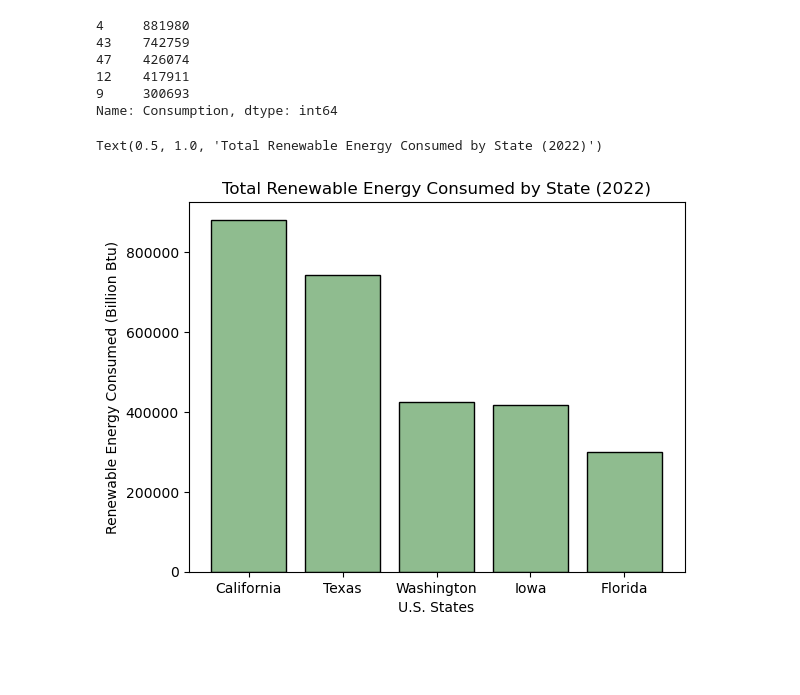
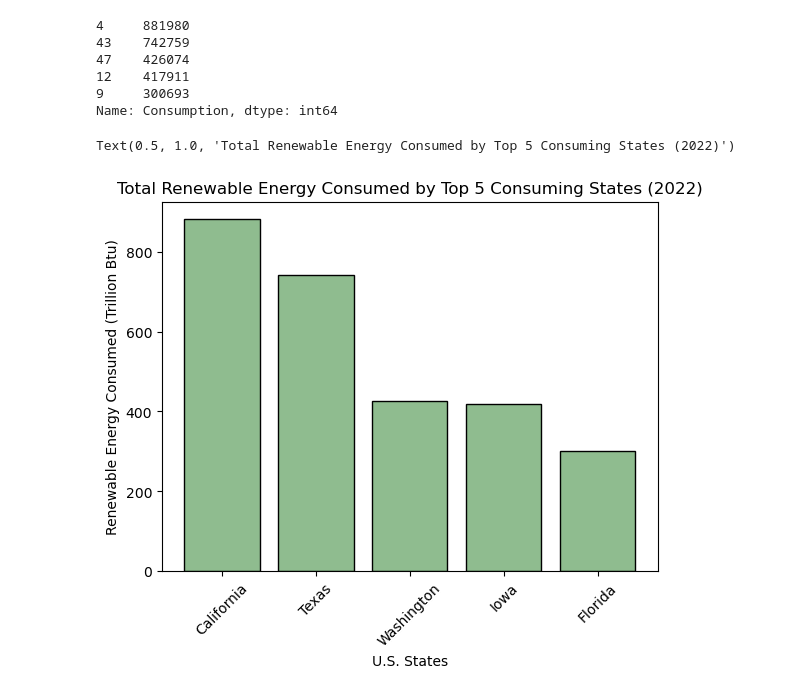
Before and after one commit to Calumshewson/Project-1-Challenge, a Jupyter notebook: Question 2 Code.ipynb, the cells around one changed output. Drawn from its saved outputs; the diff is of its cells as text; code cells hidden in the pictures; blank space fills up the shorter version.

```diff
--- a/Question 2 Code.ipynb
+++ b/Question 2 Code.ipynb
@@ -50,13 +61,14 @@ top_5_states
 9     300693
 Name: Consumption, dtype: int64
 # %%
-x_axis = ["California", "Texas", "Washington", "Iowa", "Florida"]
-y_axis = [881980, 742759, 426074, 417911, 300693]
+x_axis1 = ["California", "Texas", "Washington", "Iowa", "Florida"]
+y_axis1 = [881.98, 742.76, 426.07, 417.91, 300.69]
 
-plt.bar(x_axis, y_axis, color='darkseagreen', edgecolor='b')
+plt.bar(x_axis1, y_axis1, color='darkseagreen', edgecolor='k')
 plt.xlabel("U.S. States")
-plt.ylabel("Renewable Energy Consumed (Billion Btu)")
-plt.title("Total Renewable Energy Consumed by State (2022)")
+plt.xticks(rotation = 45)
+plt.ylabel("Renewable Energy Consumed (Trillion Btu)")
+plt.title("Total Renewable Energy Consumed by Top 5 Consuming States (2022)")
 # %% [output]
-Text(0.5, 1.0, 'Total Renewable Energy Consumed by State (2022)')
+Text(0.5, 1.0, 'Total Renewable Energy Consumed by Top 5 Consuming States (2022)')
-[figure, old version]
+[figure, new version]
```
Also changed, not shown: parts of 15 cells of this notebook, 6 other files.
